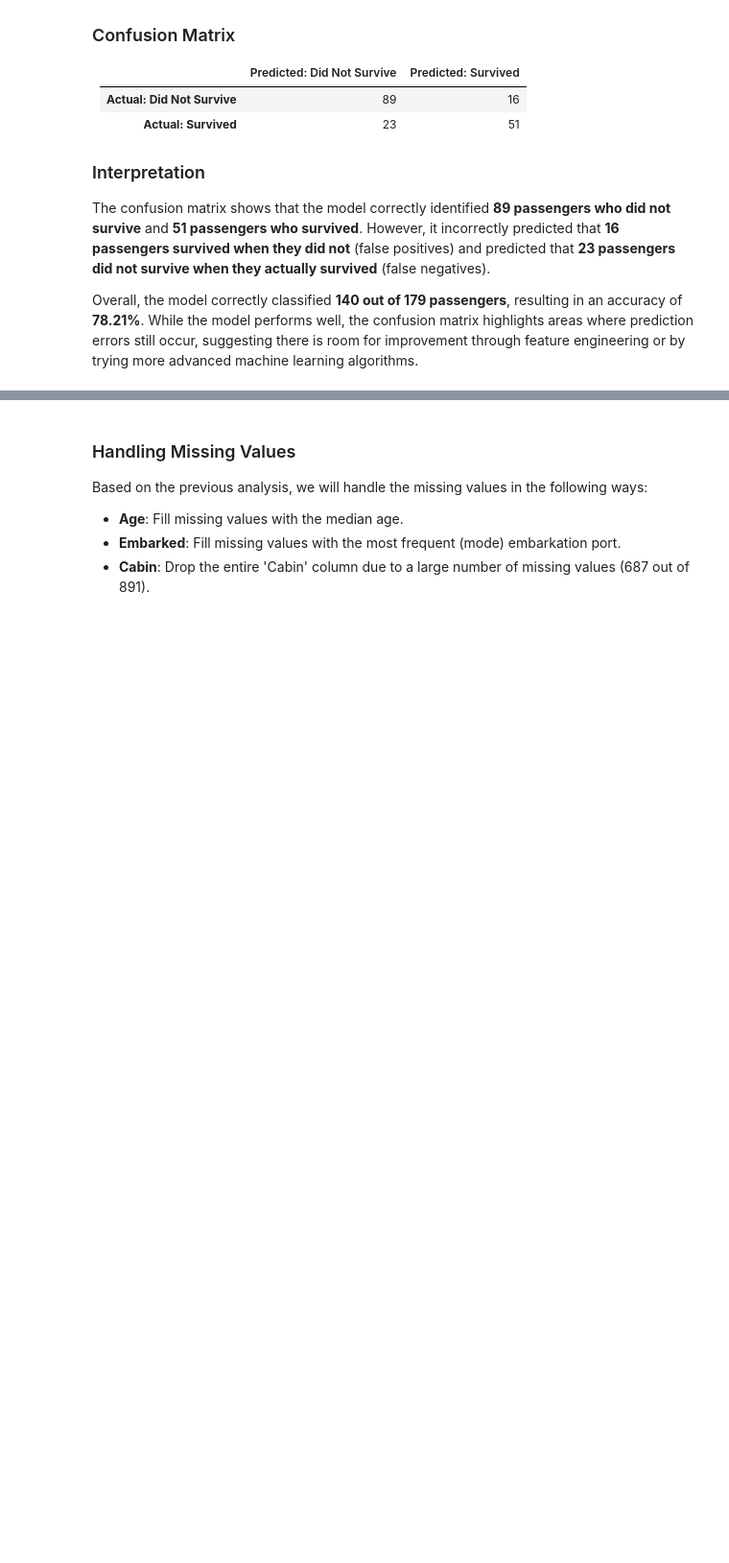
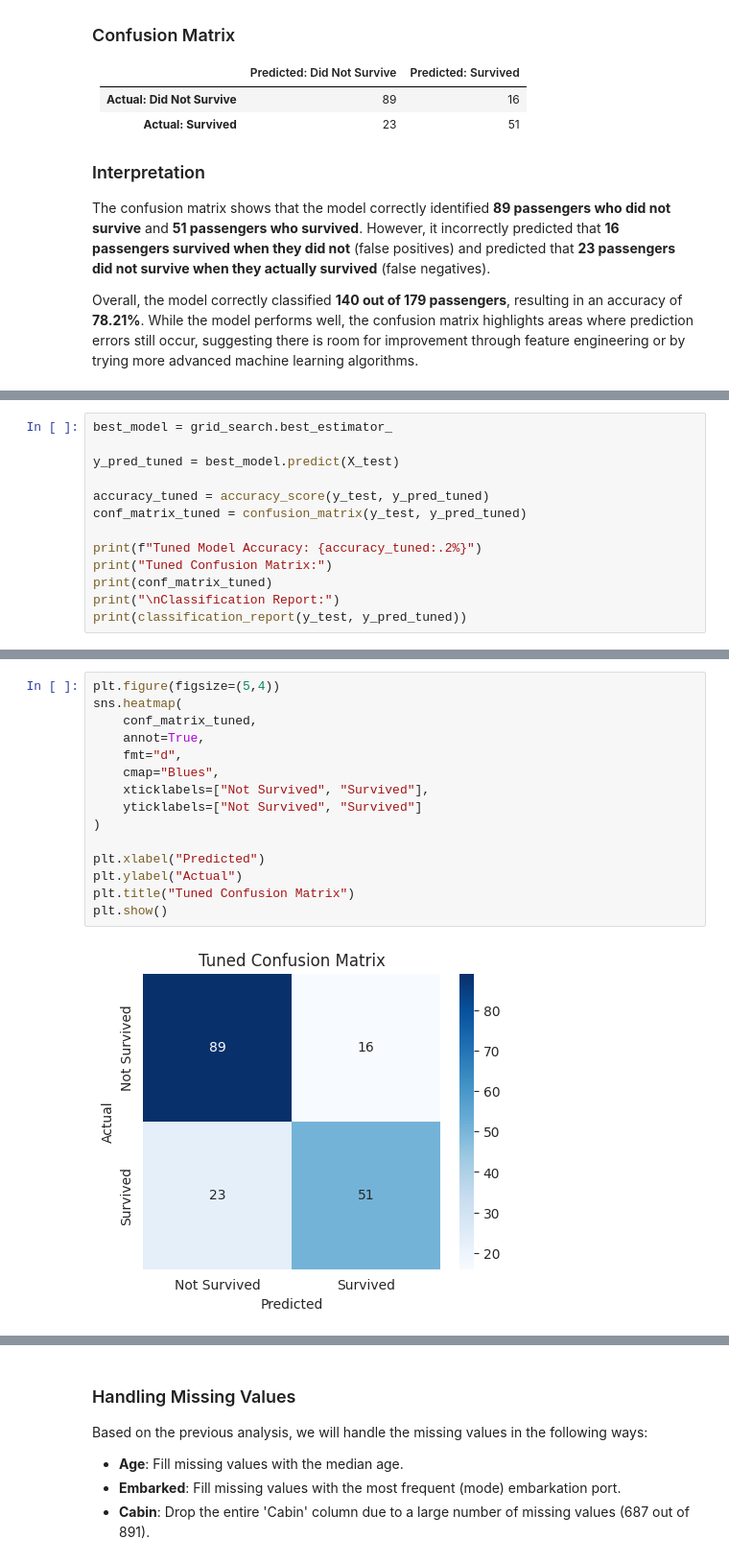
Before and after one commit to abeerahateeq/neurofive-ml-track, a Jupyter notebook: Titanic_EDA.ipynb, the cells around one changed output, grey strips where cells are left out. Shown at 96% size. Saved outputs shown, nothing was run; the diff lists cells and outputs as text; blank space fills up the shorter version.

```diff
--- a/Titanic_EDA.ipynb
+++ b/Titanic_EDA.ipynb
@@ -202,0 +271,13 @@ Overall, the model correctly classified **140 out of 179 passengers**, resulting
+# %%
+best_model = grid_search.best_estimator_
+
+y_pred_tuned = best_model.predict(X_test)
+
+accuracy_tuned = accuracy_score(y_test, y_pred_tuned)
+conf_matrix_tuned = confusion_matrix(y_test, y_pred_tuned)
+
+print(f"Tuned Model Accuracy: {accuracy_tuned:.2%}")
+print("Tuned Confusion Matrix:")
+print(conf_matrix_tuned)
+print("\nClassification Report:")
+print(classification_report(y_test, y_pred_tuned))
@@ -203,3 +299,20 @@ Overall, the model correctly classified **140 out of 179 passengers**, resulting
+# %%
+plt.figure(figsize=(5,4))
+sns.heatmap(
+    conf_matrix_tuned,
+    annot=True,
+    fmt="d",
+    cmap="Blues",
+    xticklabels=["Not Survived", "Survived"],
+    yticklabels=["Not Survived", "Survived"]
+)
+
+plt.xlabel("Predicted")
+plt.ylabel("Actual")
+plt.title("Tuned Confusion Matrix")
+plt.show()
+# %% [output]
+[figure, added]
 # %%
 df.isnull().sum()
 # %% [output]
```
Also changed, not shown: parts of 19 cells of this notebook.
